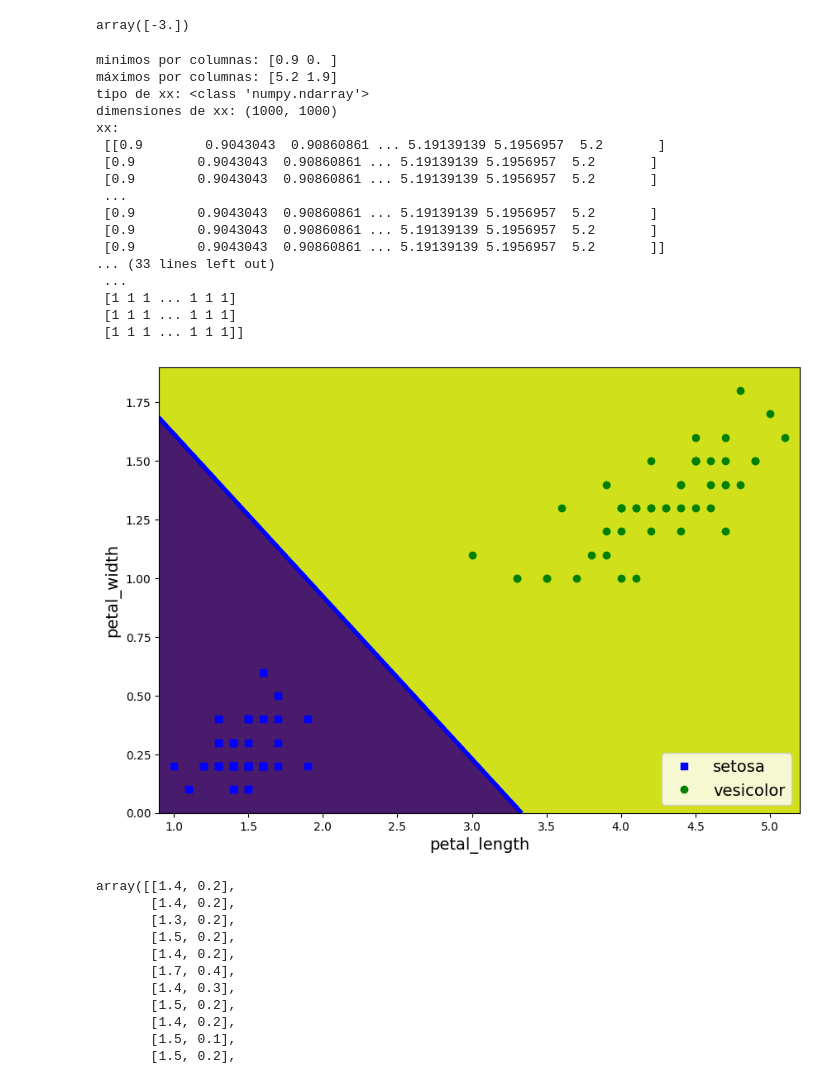
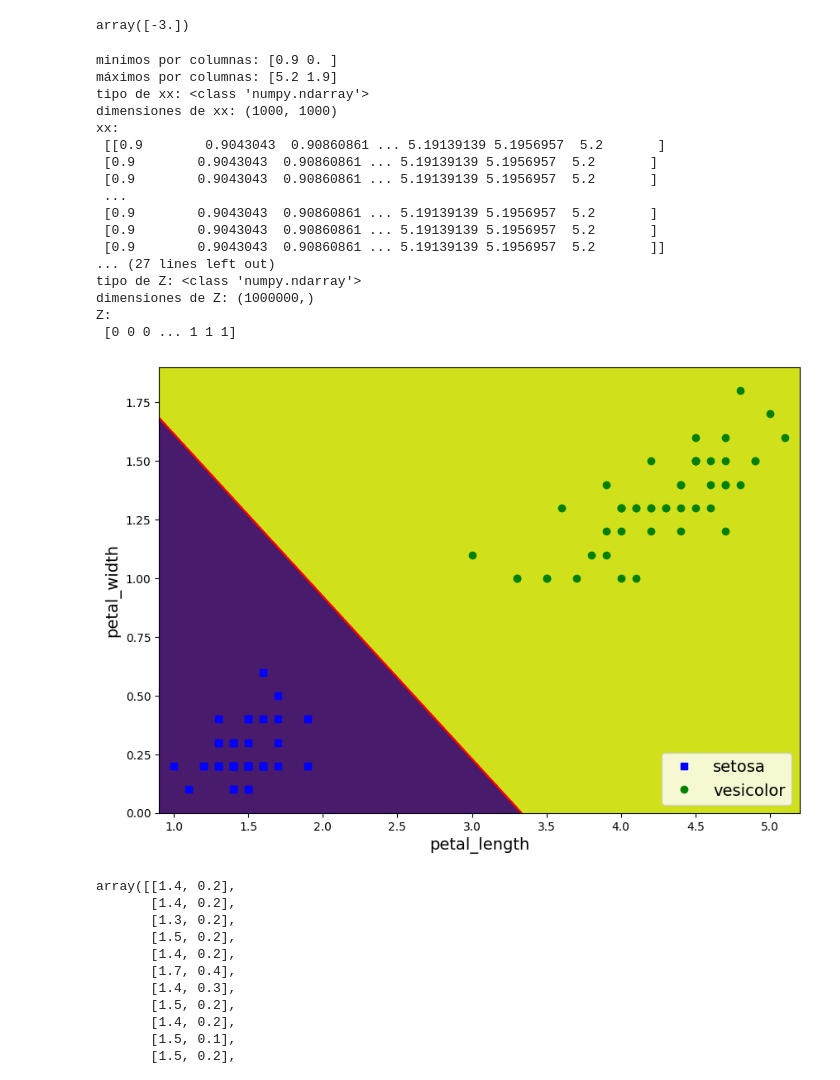
Before and after one commit to JavierPeraltaAzagra/Big-Data-e-IA, a Jupyter notebook: Sistemas de aprendizaje automático/RA4/Visualizacion del limite de decision del Perceptron.ipynb, the cells around one changed output. Saved outputs shown, nothing was run; the diff lists cells and outputs as text; code cells hidden in the pictures.

```diff
--- a/Sistemas de aprendizaje automático/RA4/Visualizacion del limite de decision del Perceptron.ipynb
+++ b/Sistemas de aprendizaje automático/RA4/Visualizacion del limite de decision del Perceptron.ipynb
@@ -361,13 +361,16 @@ print('dimensiones de yy.ravel()\n',yy.ravel().shape)
 XX = np.c_[xx.ravel(), yy.ravel()]
 print(f'\n XX: \n{XX}')
 Z = clf.predict(pd.DataFrame(XX, columns=X_df.columns))
-
+print(f'tipo de Z: {type(Z)}')
+print(f'dimensiones de Z: {Z.shape}')
+print(f'Z: \n {Z}')
+#
 # Volvemos a dar a Z la forma original de la rejilla
 # para poder dibujar correctamente las regiones.
 Z = Z.reshape(xx.shape)
-print(f'tipo de Z: {type(Z)}')
-print(f'dimensiones de Z: {Z.shape}')
-print(f'Z: \n {Z}')
+#print(f'tipo de Z: {type(Z)}')
+#print(f'dimensiones de Z: {Z.shape}')
+#print(f'Z: \n {Z}')
 #
 # Creamos la figura donde se dibujará el gráfico
 #
@@ -398,8 +401,8 @@ plt.contourf(xx, yy, Z)
 plt.contour(
     Z,
     extent=(mins[0], maxs[0], mins[1], maxs[1]),
-    linewidths=3,
-    colors='b'
+    linewidths=1,
+    colors='r'
 )
 
 #
@@ -414,7 +417,7 @@ plt.contour(
 # b = blue (azul)
 # s = square (cuadrado)
 plt.plot(
-    X[:, 0][y_df == 0], # X[:, 0] todas las filas de la primera columna (petal length), y_df == 0 selecciona solo los puntos de la clase 0
+    X[:, 0][y_df == 0], #  X[:, 0] todas las filas primera columna, [y_df == 0] de las filas anteriones, aquellas en las que la columna y es 0
     X[:, 1][y_df == 0],
     'bs',
     label="setosa"
@@ -432,39 +435,39 @@ plt.plot(
 )
 
 # -
 # Añadimos etiquetas a los ejes
 #
 
 plt.xlabel("petal_length", fontsize=14)  # etiqueta eje X
 plt.ylabel("petal_width", fontsize=14)   # etiqueta eje Y
 
 # Añadimos una leyenda que identifica cada clase
 plt.legend(loc="lower right", fontsize=14)
 
 #
 # Mostramos el gráfico final
 #
 
 plt.show()
 # %% [output]
 minimos por columnas: [0.9 0. ]
 máximos por columnas: [5.2 1.9]
 tipo de xx: <class 'numpy.ndarray'>
 dimensiones de xx: (1000, 1000)
 xx:
  [[0.9        0.9043043  0.90860861 ... 5.19139139 5.1956957  5.2       ]
  [0.9        0.9043043  0.90860861 ... 5.19139139 5.1956957  5.2       ]
  [0.9        0.9043043  0.90860861 ... 5.19139139 5.1956957  5.2       ]
  ...
  [0.9        0.9043043  0.90860861 ... 5.19139139 5.1956957  5.2       ]
  [0.9        0.9043043  0.90860861 ... 5.19139139 5.1956957  5.2       ]
  [0.9        0.9043043  0.90860861 ... 5.19139139 5.1956957  5.2       ]]
-... (33 lines left out)
- ...
- [1 1 1 ... 1 1 1]
- [1 1 1 ... 1 1 1]
- [1 1 1 ... 1 1 1]]
+... (27 lines left out)
+tipo de Z: <class 'numpy.ndarray'>
+dimensiones de Z: (1000000,)
+Z:
+ [0 0 0 ... 1 1 1]
-[figure, old version]
+[figure, new version]
 # %%
 X
 # %% [output]
```
Also changed, not shown: parts of 5 cells of this notebook.
